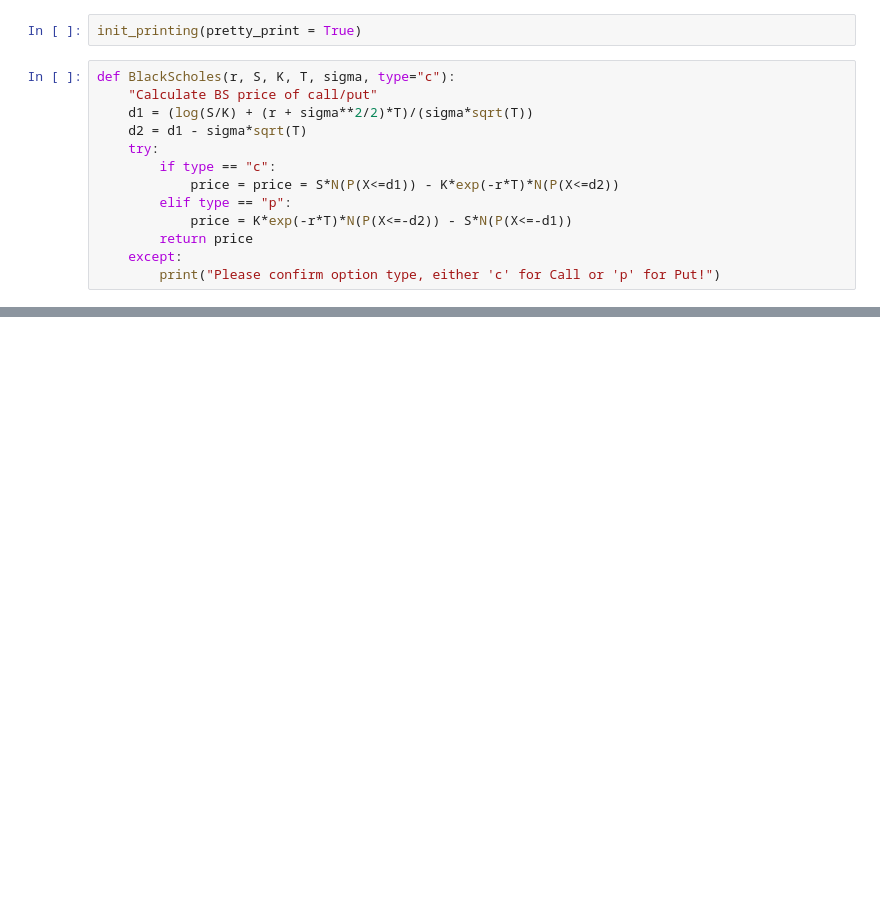
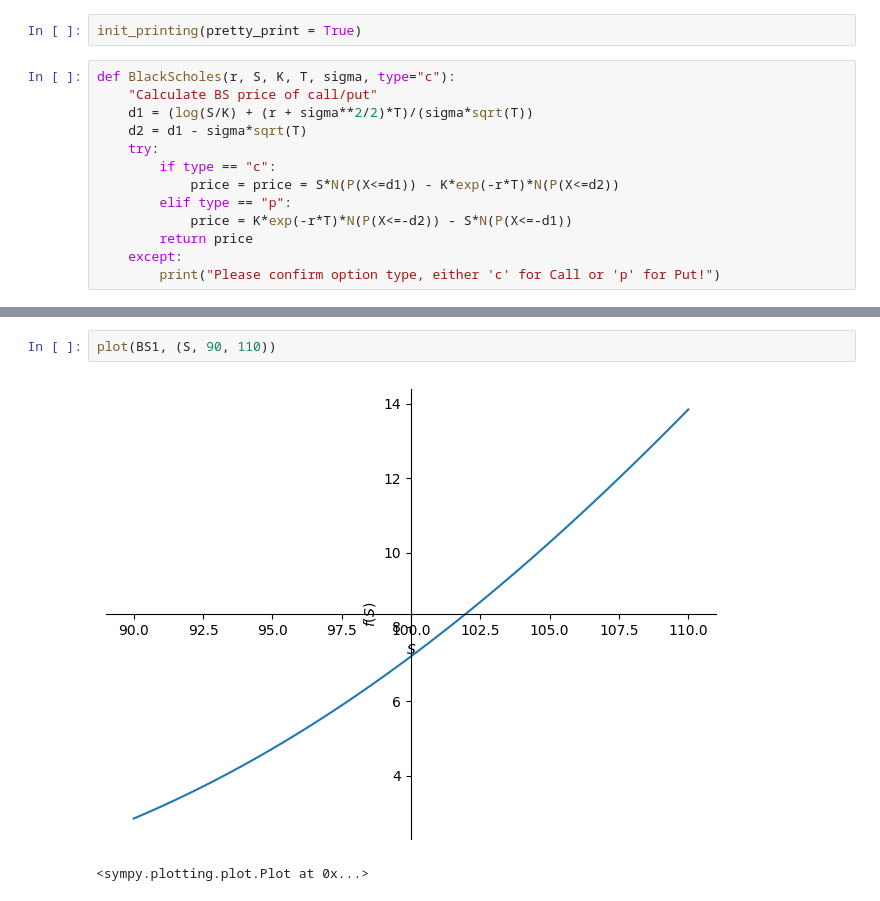
Before and after one commit to Felipe-Pinto/python_para_exatas, a Jupyter notebook: BS_Sympy.ipynb, the cells around one changed output, grey strips where cells are left out. Cells and saved outputs as stored; diff of their text form; blank space fills up the shorter version.

```diff
--- a/BS_Sympy.ipynb
+++ b/BS_Sympy.ipynb
@@ -97,0 +117,5 @@ TypeError: ignored
+# %%
+plot(BS1, (S, 90, 110))
+# %% [output]
+[figure, added]
+<sympy.plotting.plot.Plot at 0x...>
```
Also changed, not shown: parts of 12 cells of this notebook.
